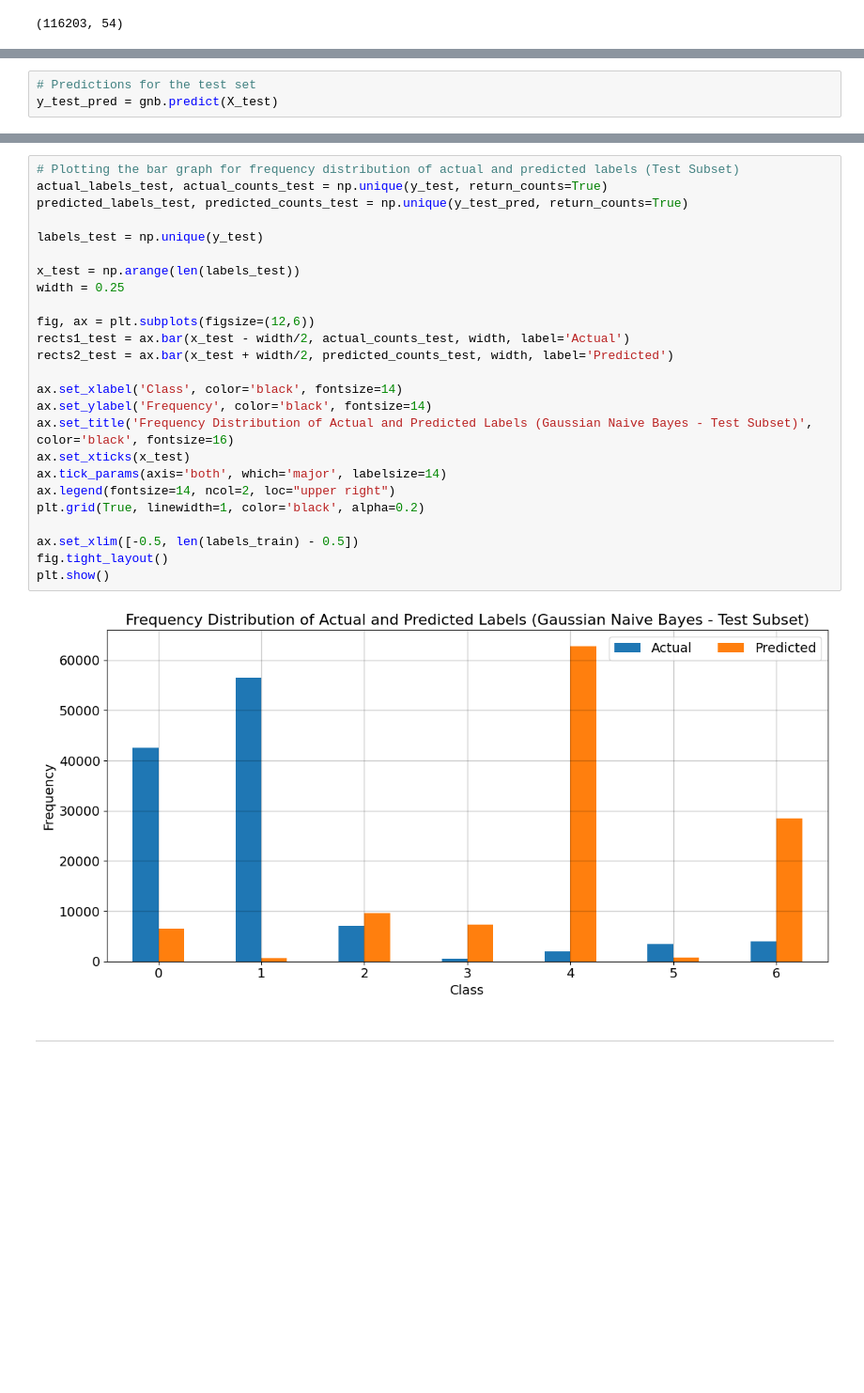
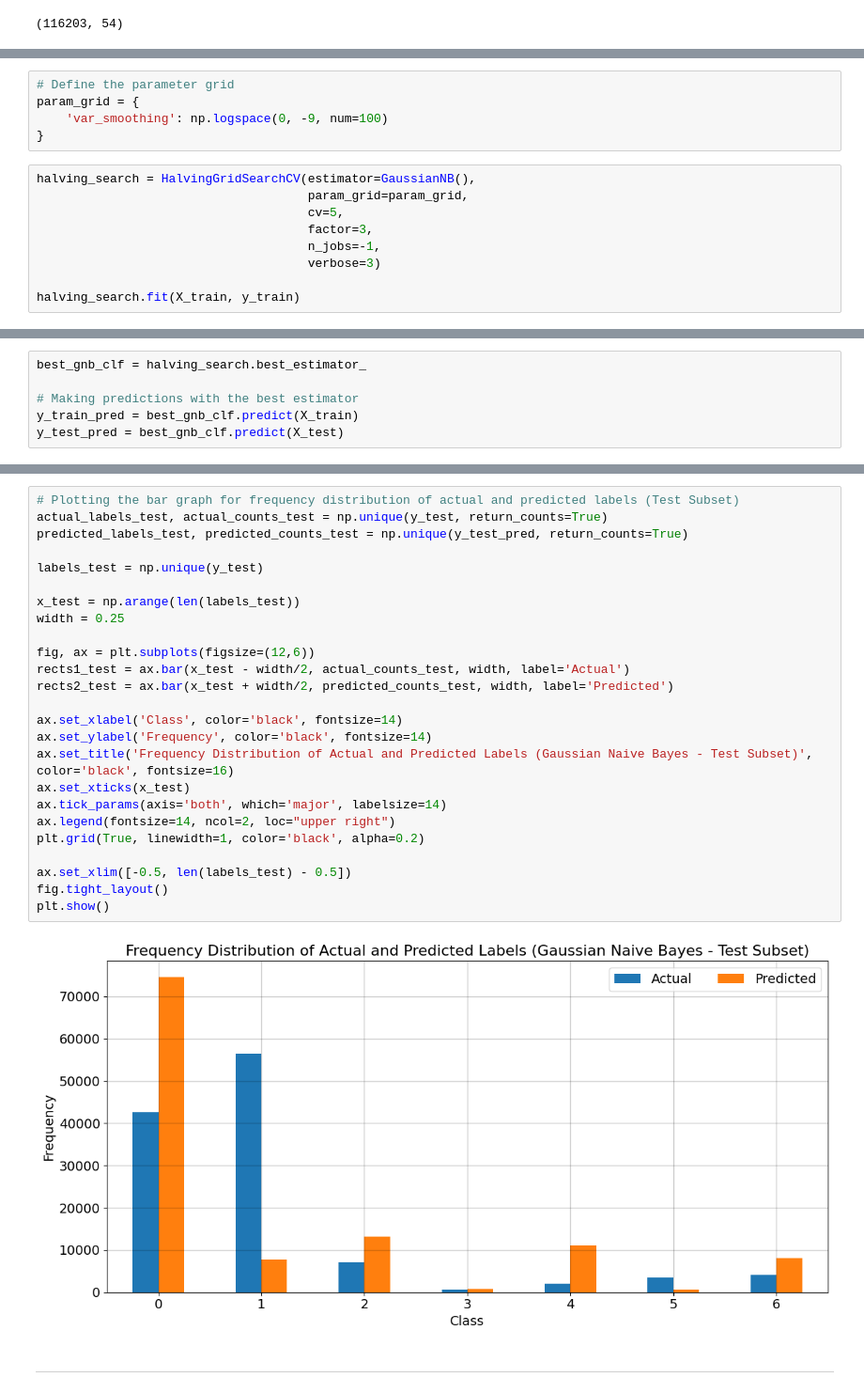
Before and after one commit to Mouleshwar3238/Forest_Cover_Classification, a Jupyter notebook: GaussianNaiveBayes_ForestCover.ipynb, the cells around one changed output, grey strips where cells are left out. Shown at 94% size. Drawn from its saved outputs; the diff is of its cells as text; blank space fills up the shorter version.

Commit message:
Gaussian Naive Bayes

```diff
--- a/GaussianNaiveBayes_ForestCover.ipynb
+++ b/GaussianNaiveBayes_ForestCover.ipynb
@@ -48,0 +47,14 @@ y_train_pred = gnb.predict(X_train)
+# %%
+# Define the parameter grid
+param_grid = {
+    'var_smoothing': np.logspace(0, -9, num=100)
+}
+# %%
+halving_search = HalvingGridSearchCV(estimator=GaussianNB(),
+                                     param_grid=param_grid,
+                                     cv=5,
+                                     factor=3,
+                                     n_jobs=-1,
+                                     verbose=3)
+
+halving_search.fit(X_train, y_train)
@@ -49,3 +168,9 @@ y_train_pred = gnb.predict(X_train)
+# %%
+best_gnb_clf = halving_search.best_estimator_
+
+# Making predictions with the best estimator
+y_train_pred = best_gnb_clf.predict(X_train)
+y_test_pred = best_gnb_clf.predict(X_test)
 # %%
 # Computing the performance metrics for the training subset
 train_accuracy = accuracy_score(y_train, y_train_pred)
@@ -105,6 +230,3 @@ plt.show()
-# %%
-# Predictions for the test set
-y_test_pred = gnb.predict(X_test)
 # %%
 # Computing the performance metrics for the test subset
 test_accuracy = accuracy_score(y_test, y_test_pred)
@@ -137,29 +259,29 @@ plt.show()
 # %%
 # Plotting the bar graph for frequency distribution of actual and predicted labels (Test Subset)
 actual_labels_test, actual_counts_test = np.unique(y_test, return_counts=True)
 predicted_labels_test, predicted_counts_test = np.unique(y_test_pred, return_counts=True)
 
 labels_test = np.unique(y_test)
 
 x_test = np.arange(len(labels_test))
 width = 0.25
 
 fig, ax = plt.subplots(figsize=(12,6))
 rects1_test = ax.bar(x_test - width/2, actual_counts_test, width, label='Actual')
 rects2_test = ax.bar(x_test + width/2, predicted_counts_test, width, label='Predicted')
 
 ax.set_xlabel('Class', color='black', fontsize=14)
 ax.set_ylabel('Frequency', color='black', fontsize=14)
 ax.set_title('Frequency Distribution of Actual and Predicted Labels (Gaussian Naive Bayes - Test Subset)', color='black', fontsize=16)
 ax.set_xticks(x_test)
 ax.tick_params(axis='both', which='major', labelsize=14)
 ax.legend(fontsize=14, ncol=2, loc="upper right")
 plt.grid(True, linewidth=1, color='black', alpha=0.2)
 
-ax.set_xlim([-0.5, len(labels_train) - 0.5])
+ax.set_xlim([-0.5, len(labels_test) - 0.5])
 fig.tight_layout()
 plt.show()
 # %% [output]
-[figure, old version]
+[figure, new version]
 # %% [markdown]
 ***
```
Also changed, not shown: parts of 15 cells of this notebook.
